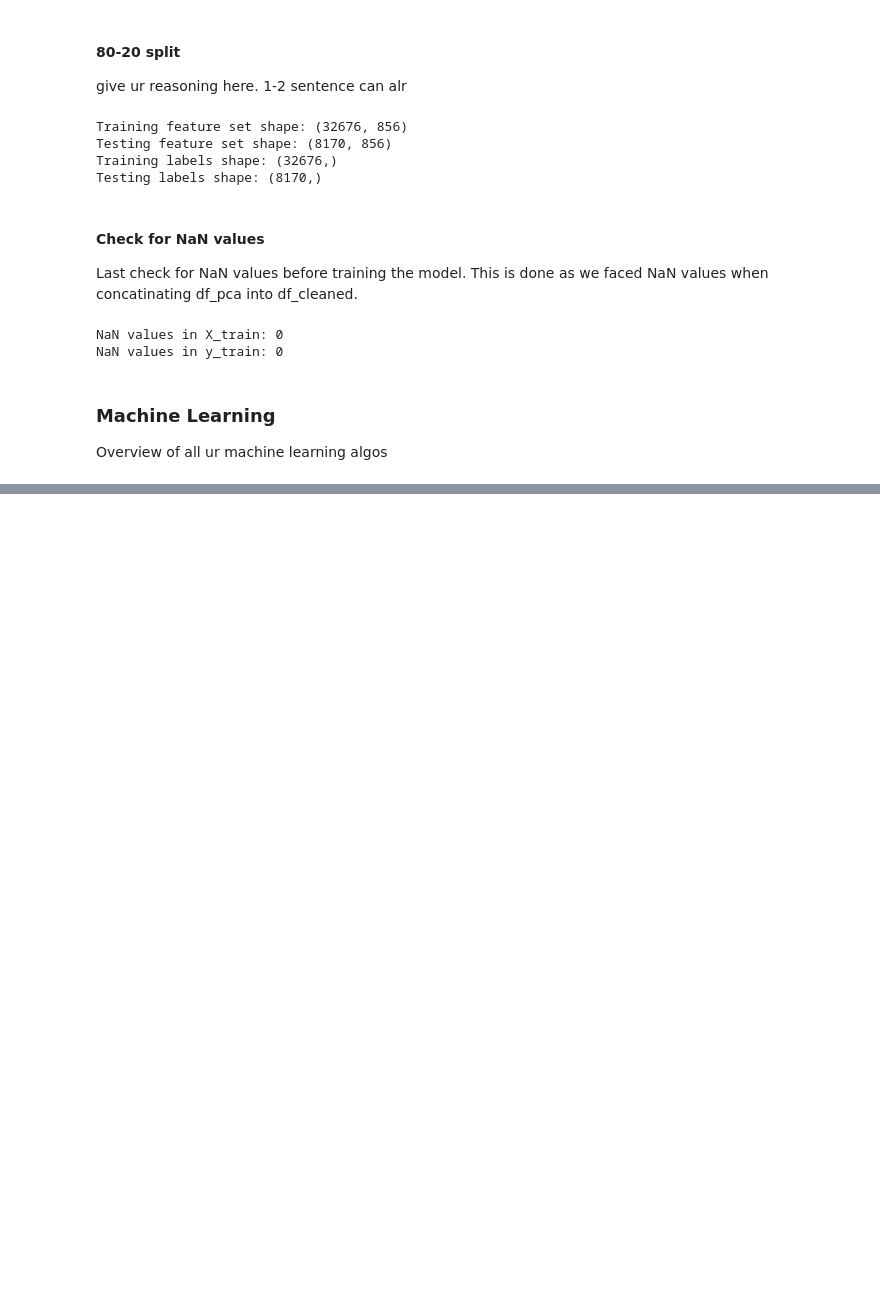
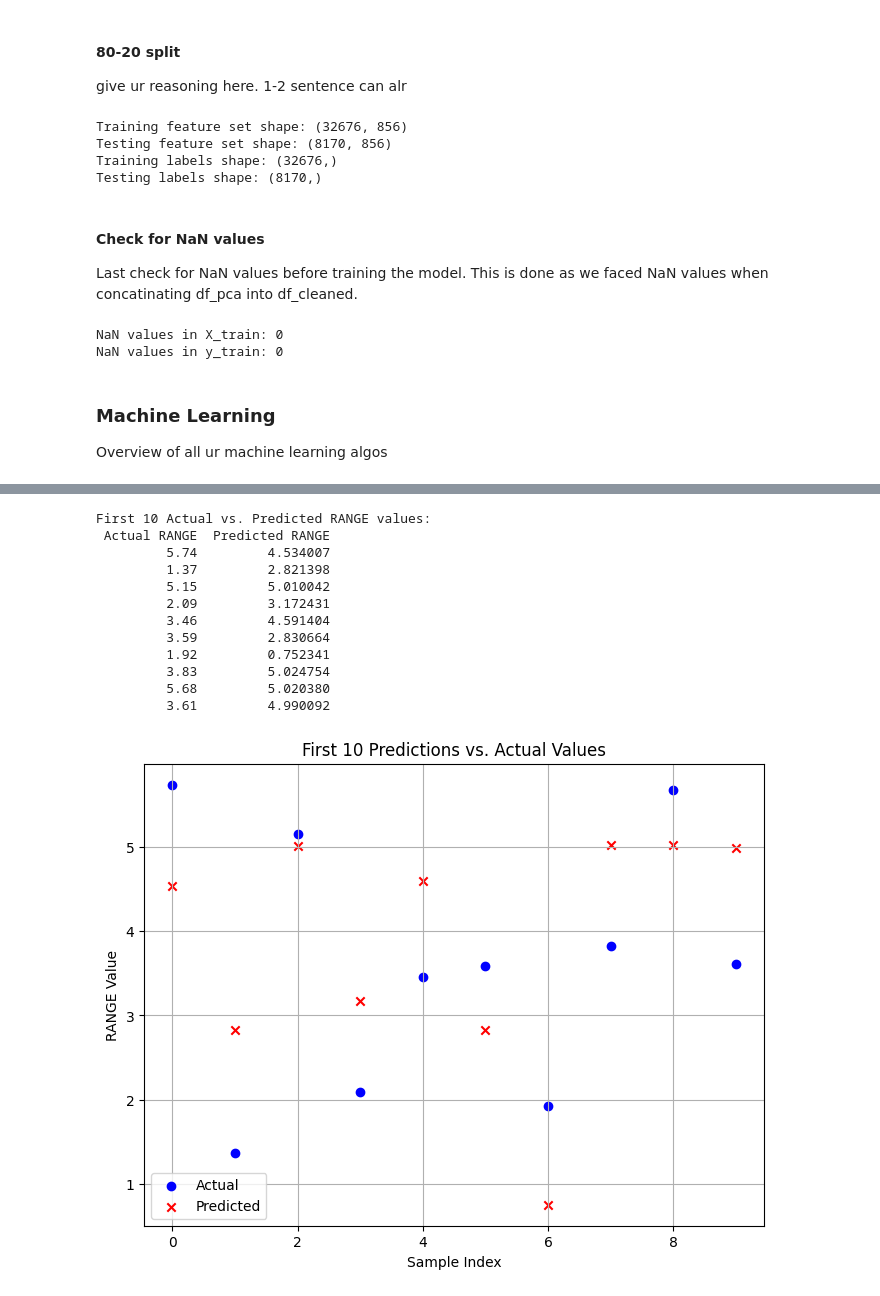
Before and after one commit to janaveniice/UoG-DA_Group17, a Jupyter notebook: distance-estimator-model/model.ipynb, the cells around one changed output, grey strips where cells are left out. Saved outputs shown, nothing was run; the diff lists cells and outputs as text; code cells hidden in the pictures; blank space fills up the shorter version.

```diff
--- a/distance-estimator-model/model.ipynb
+++ b/distance-estimator-model/model.ipynb
@@ -571,0 +641,17 @@ Overview of all ur machine learning algos
+# %%
+
+# Predict on scaled test data
+y_pred_test = sgd_reg.predict(X_test_scaled)
+
+# Calculate test metrics
+mae = mean_absolute_error(y_test, y_pred_test)
+mse = mean_squared_error(y_test, y_pred_test)
+rmse = np.sqrt(mse)
+r2 = r2_score(y_test, y_pred_test)
+
+# Print results
+print("\nTest Set Performance After Training (With Scaled Data):")
+print(f"Mean Absolute Error (MAE): {mae:.4f}")
+print(f"Mean Squared Error (MSE): {mse:.4f}")
+print(f"Root Mean Squared Error (RMSE): {rmse:.4f}")
+print(f"R-squared (R2): {r2:.4f}")
@@ -571,0 +687,37 @@ Overview of all ur machine learning algos
+# %%
+import pandas as pd
+
+# Create a DataFrame to compare predicted and actual values
+comparison_df = pd.DataFrame({
+    'Actual RANGE': y_test.values[:10],
+    'Predicted RANGE': y_pred_test[:10]
+})
+
+# Display the first 10 rows
+print("\nFirst 10 Actual vs. Predicted RANGE values:")
+print(comparison_df.to_string(index=False))
+
+plt.figure(figsize=(8, 6))
+plt.scatter(range(10), y_test.values[:10], label="Actual", marker='o', color='blue')
+plt.scatter(range(10), y_pred_test[:10], label="Predicted", marker='x', color='red')
+
+plt.xlabel("Sample Index")
+plt.ylabel("RANGE Value")
+plt.title("First 10 Predictions vs. Actual Values")
+plt.legend()
+plt.grid(True)
+plt.show()
+# %% [output]
+First 10 Actual vs. Predicted RANGE values:
+ Actual RANGE  Predicted RANGE
+         5.74         4.534007
+         1.37         2.821398
+         5.15         5.010042
+         2.09         3.172431
+         3.46         4.591404
+         3.59         2.830664
+         1.92         0.752341
+         3.83         5.024754
+         5.68         5.020380
+         3.61         4.990092
+[figure, added]
```
Also changed, not shown: parts of 7 cells of this notebook.
